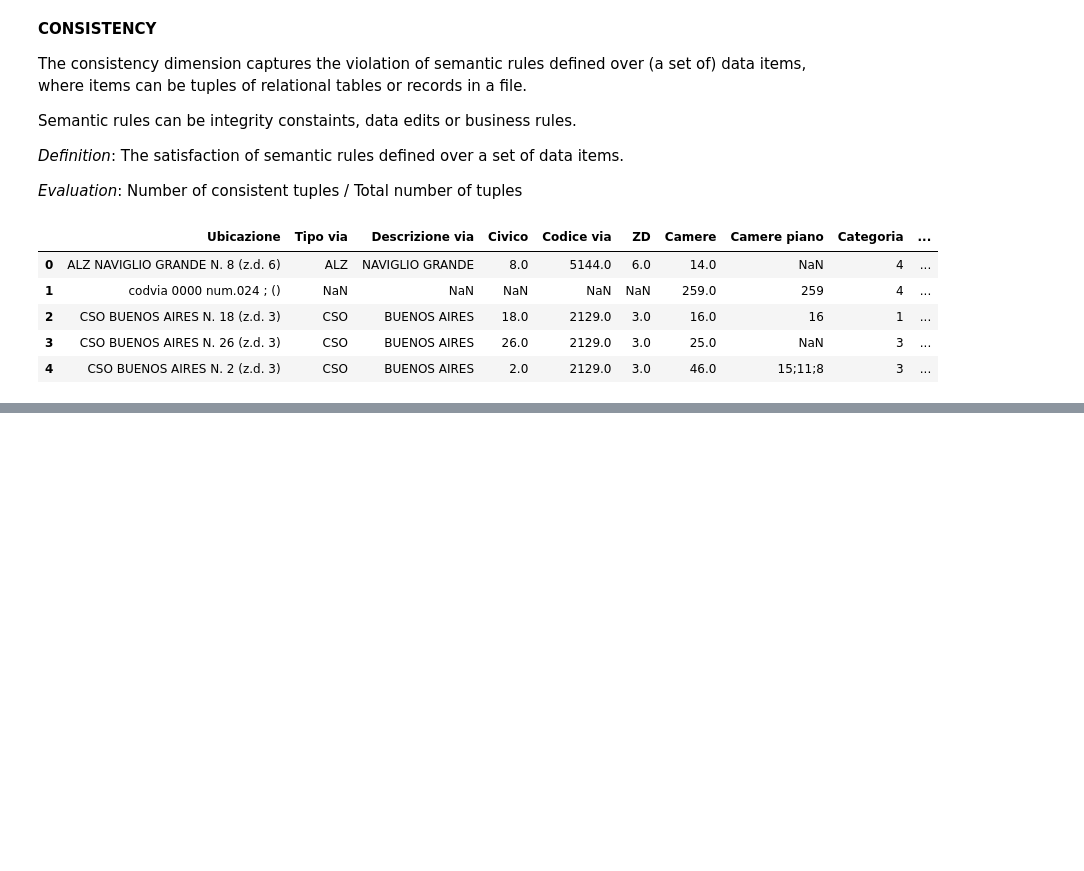
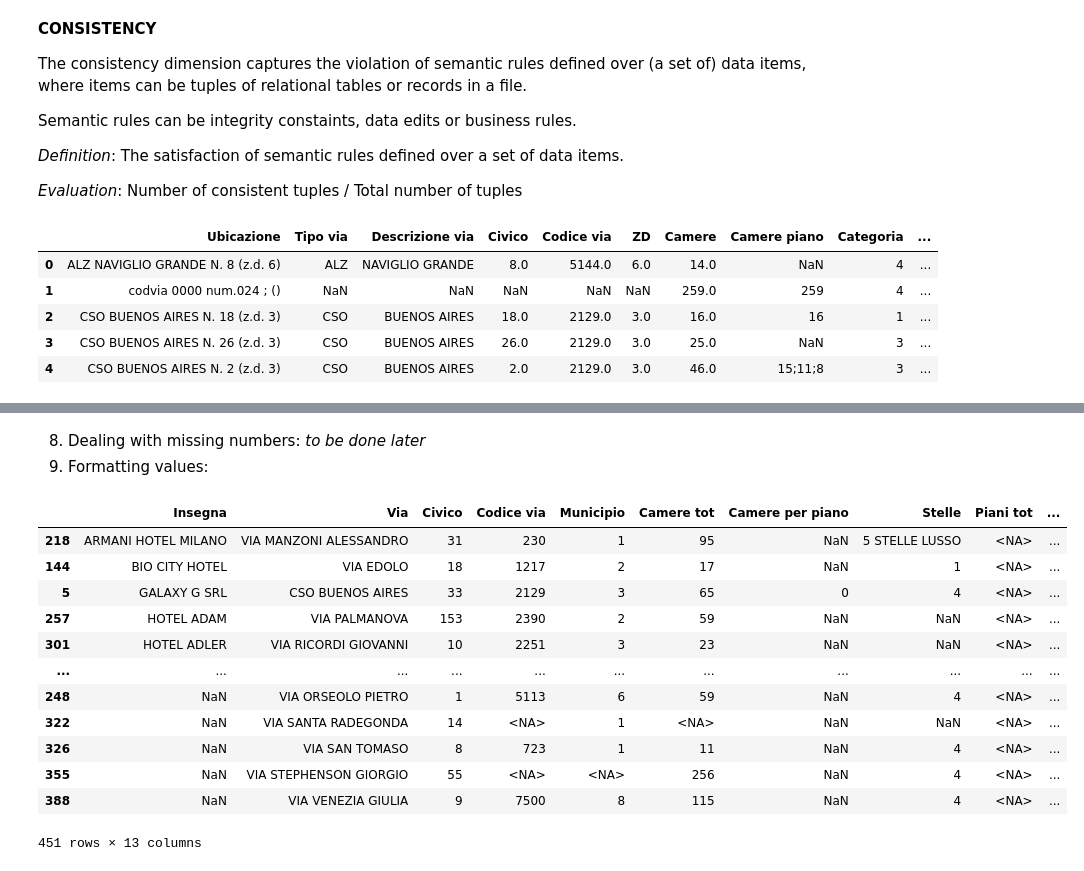
Before and after one commit to silviamacchi/DataQuality_project, a Jupyter notebook: Script_Silvia.ipynb, the cells around one changed output, grey strips where cells are left out. Drawn from its saved outputs; the diff is of its cells as text; code cells hidden in the pictures; blank space fills up the shorter version.

```diff
--- a/Script_Silvia.ipynb
+++ b/Script_Silvia.ipynb
@@ -401,0 +546,22 @@ Consistency: 62.5 %
+# %%
+#Before drop 'Ubicazione' fill the values of 'Tipo via' 'Descrizione via' 'Civico' 'Codice via' 'ZD'
+# download fixed by Sveva
+
+STRUTTURE2 = pd.read_csv('Dataset_indirizzi_sistemati.csv')
+STRUTTURE2 = STRUTTURE2.drop(["Unnamed: 0"], axis = 1)
+STRUTTURE2.head()
+
+#added rename and sorting part:
+STRUTTURE2 = STRUTTURE2.rename(columns={'Camere':'Camere tot',
+                              'Camere piano':'Camere per piano',
+                              'Piani totali':'Piani tot',
+                              'Piano piano':'Elenco piani',
+                              'Posti letto':'Posti letto tot'})
+
+#before put the name at the beginning:
+col = 'Insegna'  # la colonna da spostare
+cols = [col] + [c for c in STRUTTURE2.columns if c != col]
+STRUTTURE2 = STRUTTURE2[cols]
+
+STRUTTURE2 = STRUTTURE2.sort_values(by ='Insegna',ascending=True)
+STRUTTURE2.head()
@@ -401,0 +575,4 @@ Consistency: 62.5 %
+# %%
+#drop 'Ubicazione'
+STRUTTURE2 = STRUTTURE2.drop(columns=['Ubicazione'])
+STRUTTURE2.head()
@@ -401,0 +590,8 @@ Consistency: 62.5 %
+# %%
+STRUTTURE2['Via'] = STRUTTURE2['Tipo via'].str.cat(STRUTTURE2['Nome via'], sep=' ')
+col = 'Via'  # column to be moved
+cols = ['Insegna'] + [col] + [c for c in STRUTTURE2.columns if c != col and c != 'Insegna']
+STRUTTURE2 = STRUTTURE2[cols]
+
+STRUTTURE2 = STRUTTURE2.drop(columns=['Tipo via','Nome via'])
+STRUTTURE2.head()
@@ -401,0 +605,25 @@ Consistency: 62.5 %
+# %% [markdown]
+8. Dealing with missing numbers: _to be done later_
+9. Formatting values:
+# %%
+# select float columns
+float_cols = [col for col in STRUTTURE2.select_dtypes(include="float64").columns if col != "Civico"]
+
+# apply format mapping (in this case change of format)
+STRUTTURE2[float_cols] = STRUTTURE2[float_cols].astype("Int64")
+
+STRUTTURE2
+# %% [output]
+|  | Insegna | Via | Civico | Codice via | Municipio | Camere tot | Camere per piano | Stelle | Piani tot | ... |
+| 218 | ARMANI HOTEL MILANO | VIA MANZONI ALESSANDRO | 31 | 230 | 1 | 95 | NaN | 5 STELLE LUSSO | <NA> | ... |
+| 144 | BIO CITY HOTEL | VIA EDOLO | 18 | 1217 | 2 | 17 | NaN | 1 | <NA> | ... |
+| 5 | GALAXY G SRL | CSO BUENOS AIRES | 33 | 2129 | 3 | 65 | 0 | 4 | <NA> | ... |
+| 257 | HOTEL ADAM | VIA PALMANOVA | 153 | 2390 | 2 | 59 | NaN | NaN | <NA> | ... |
+| 301 | HOTEL ADLER | VIA RICORDI GIOVANNI | 10 | 2251 | 3 | 23 | NaN | NaN | <NA> | ... |
+| ... | ... | ... | ... | ... | ... | ... | ... | ... | ... | ... |
+| 248 | NaN | VIA ORSEOLO PIETRO | 1 | 5113 | 6 | 59 | NaN | 4 | <NA> | ... |
+| 322 | NaN | VIA SANTA RADEGONDA | 14 | <NA> | 1 | <NA> | NaN | NaN | <NA> | ... |
+| 326 | NaN | VIA SAN TOMASO | 8 | 723 | 1 | 11 | NaN | 4 | <NA> | ... |
+| 355 | NaN | VIA STEPHENSON GIORGIO | 55 | <NA> | <NA> | 256 | NaN | 4 | <NA> | ... |
+| 388 | NaN | VIA VENEZIA GIULIA | 9 | 7500 | 8 | 115 | NaN | 4 | <NA> | ... |
+451 rows × 13 columns
```
Also changed, not shown: parts of 36 cells of this notebook, 2 other files.
